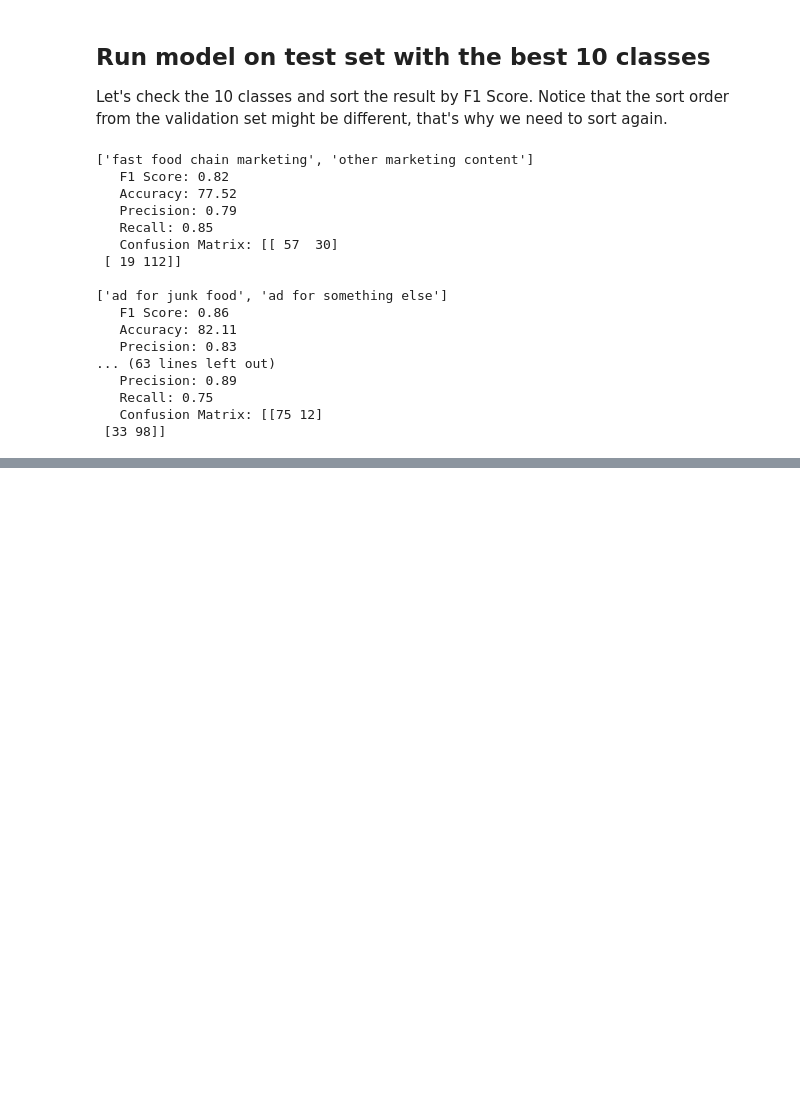
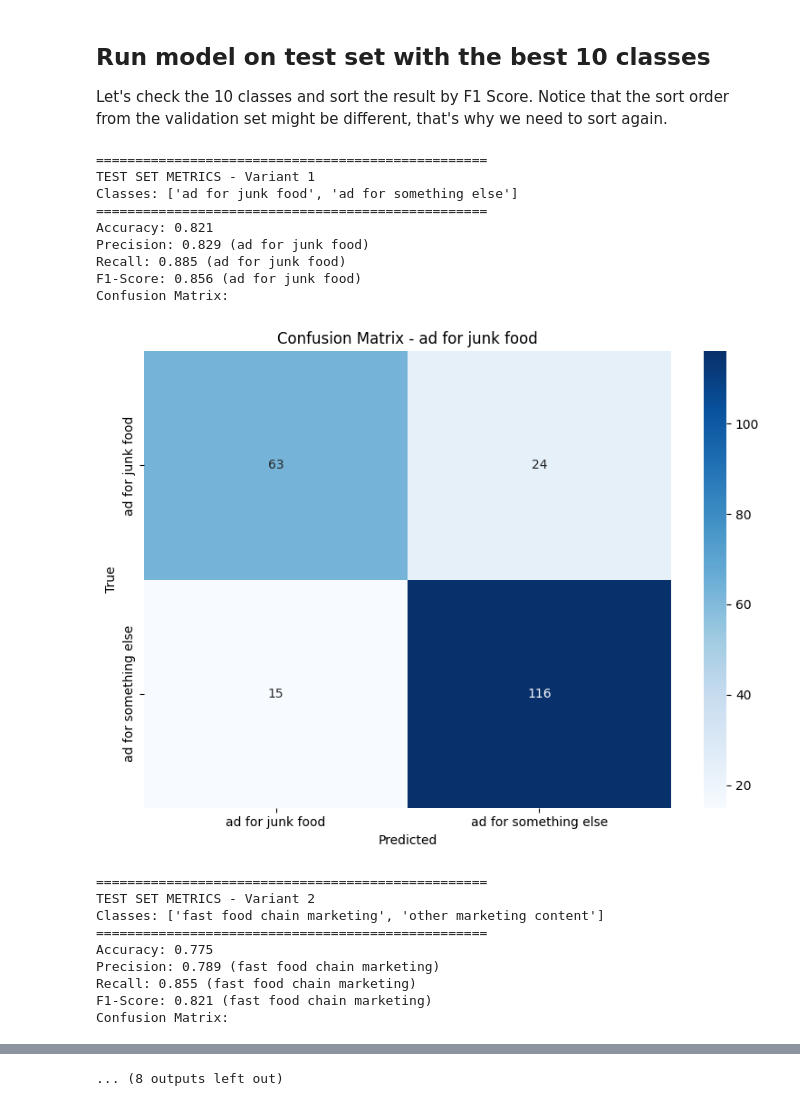
Before and after one commit to merojosa/junk-food-ads-classifiers, a Jupyter notebook: src/CLIP-binary-classification.ipynb, the cells around one changed output, grey strips where cells are left out. Saved outputs shown, nothing was run; the diff lists cells and outputs as text; code cells hidden in the pictures; blank space fills up the shorter version.

Commit message:
Final binary results

```diff
--- a/src/CLIP-binary-classification.ipynb
+++ b/src/CLIP-binary-classification.ipynb
@@ -528,52 +528,77 @@ RESULTS SORTED BY F1 SCORE (BEST FIRST)
 
 Let's check the 10 classes and sort the result by F1 Score. Notice that the sort order from the validation set might be different, that's why we need to sort again.
 # %%
+import matplotlib.pyplot as plt
+import seaborn as sns
+from IPython.display import display
+
 # Collect test results for the best 10 classes from validation
 test_results_list = []
 
 for i, result in enumerate(results_list[:10], 1):
     results, ground_truth, image_paths = classify_images_with_clip(
         dataset_part="test", classes=result["classes"]
     )
     metrics = evaluate_predictions(
         image_paths=image_paths,
         ground_truth=ground_truth,
         results=results,
         class_true=result["classes"][0],
         class_false=result["classes"][1],
     )
     test_results_list.append({
         "classes": result["classes"],
         "metrics": metrics
     })
 
 test_results_list.sort(key=lambda x: x["metrics"]["f1_score"], reverse=True)
 
-print("Test Results (sorted by F1 Score):")
-print("=" * 50)
 for i, result in enumerate(test_results_list, 1):
     metrics = result["metrics"]
-    print(f"\n{i}. {result['classes']}")
-    print(f"   F1 Score: {metrics['f1_score']:.2f}")
-    print(f"   Accuracy: {metrics['accuracy']:.2f}")
-    print(f"   Precision: {metrics['precision']:.2f}")
-    print(f"   Recall: {metrics['recall']:.2f}")
-    print(f"   Confusion Matrix: {metrics['confusion_matrix']}")
+    class_name = result['classes'][0]
+
+    print("\n" + "="*50)
+    print(f"TEST SET METRICS - Variant {i}")
+    print(f"Classes: {result['classes']}")
+    print("="*50)
+    print(f"Accuracy: {metrics['accuracy'] / 100:.3f}")
+    print(f"Precision: {metrics['precision']:.3f} ({class_name})")
+    print(f"Recall: {metrics['recall']:.3f} ({class_name})")
+    print(f"F1-Score: {metrics['f1_score']:.3f} ({class_name})")
+    print("Confusion Matrix:")
+
+    # Plot confusion matrix
+    plt.figure(figsize=(8, 6))
+    sns.heatmap(
+        metrics['confusion_matrix'],
+        annot=True,
+        fmt='d',
+        cmap='Blues',
+        xticklabels=[class_name, result['classes'][1]],
+        yticklabels=[class_name, result['classes'][1]]
+    )
+    plt.xlabel('Predicted')
+    plt.ylabel('True')
+    plt.title(f'Confusion Matrix - {class_name}')
+    plt.tight_layout()
+    plt.show()
 # %% [output]
-['fast food chain marketing', 'other marketing content']
-   F1 Score: 0.82
-   Accuracy: 77.52
-   Precision: 0.79
-   Recall: 0.85
-   Confusion Matrix: [[ 57  30]
- [ 19 112]]
-
-['ad for junk food', 'ad for something else']
-   F1 Score: 0.86
-   Accuracy: 82.11
-   Precision: 0.83
-... (63 lines left out)
-   Precision: 0.89
-   Recall: 0.75
-   Confusion Matrix: [[75 12]
- [33 98]]
+==================================================
+TEST SET METRICS - Variant 1
+Classes: ['ad for junk food', 'ad for something else']
+==================================================
+Accuracy: 0.821
+Precision: 0.829 (ad for junk food)
+Recall: 0.885 (ad for junk food)
+F1-Score: 0.856 (ad for junk food)
+Confusion Matrix:
+[figure, added]
+==================================================
+TEST SET METRICS - Variant 2
+Classes: ['fast food chain marketing', 'other marketing content']
+==================================================
+Accuracy: 0.775
+Precision: 0.789 (fast food chain marketing)
+Recall: 0.855 (fast food chain marketing)
+F1-Score: 0.821 (fast food chain marketing)
+Confusion Matrix:
@@ -579,0 +646 @@ for i, result in enumerate(test_results_list, 1):
+... (8 outputs left out)
```
Also changed, not shown: parts of 3 cells of this notebook, 2 other files.
